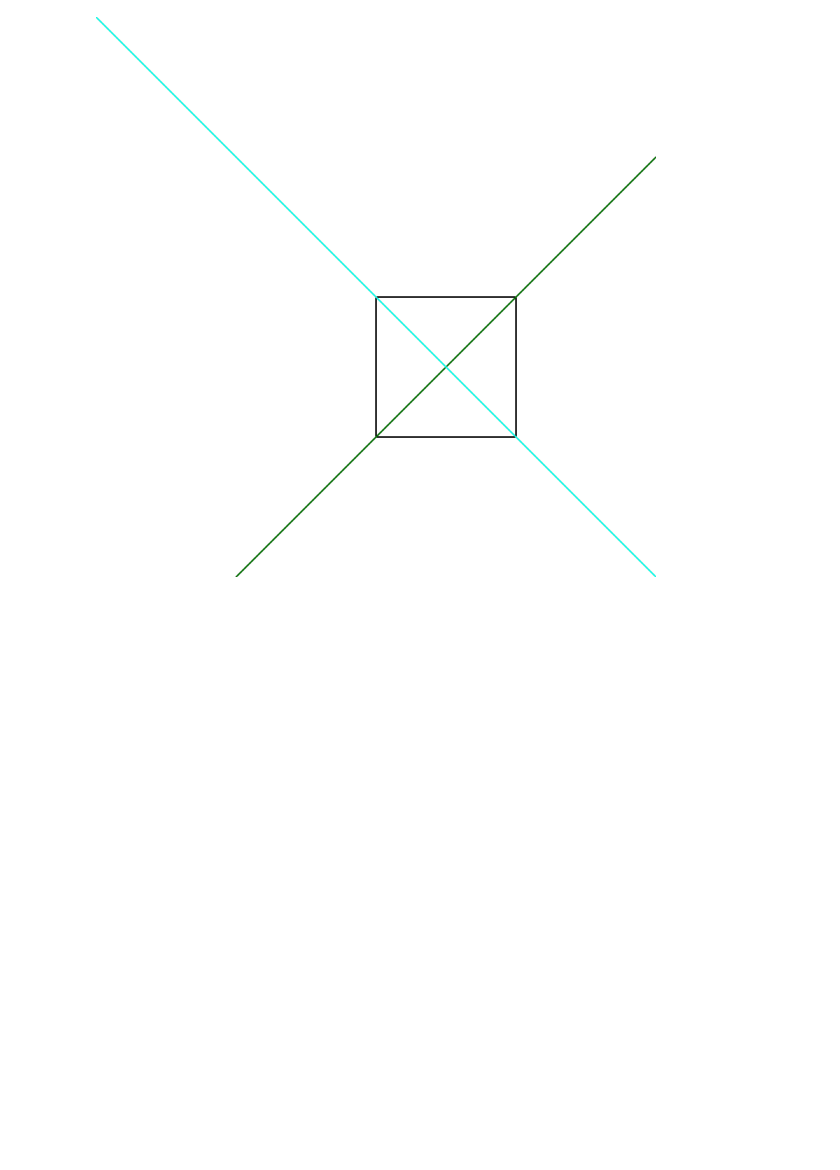
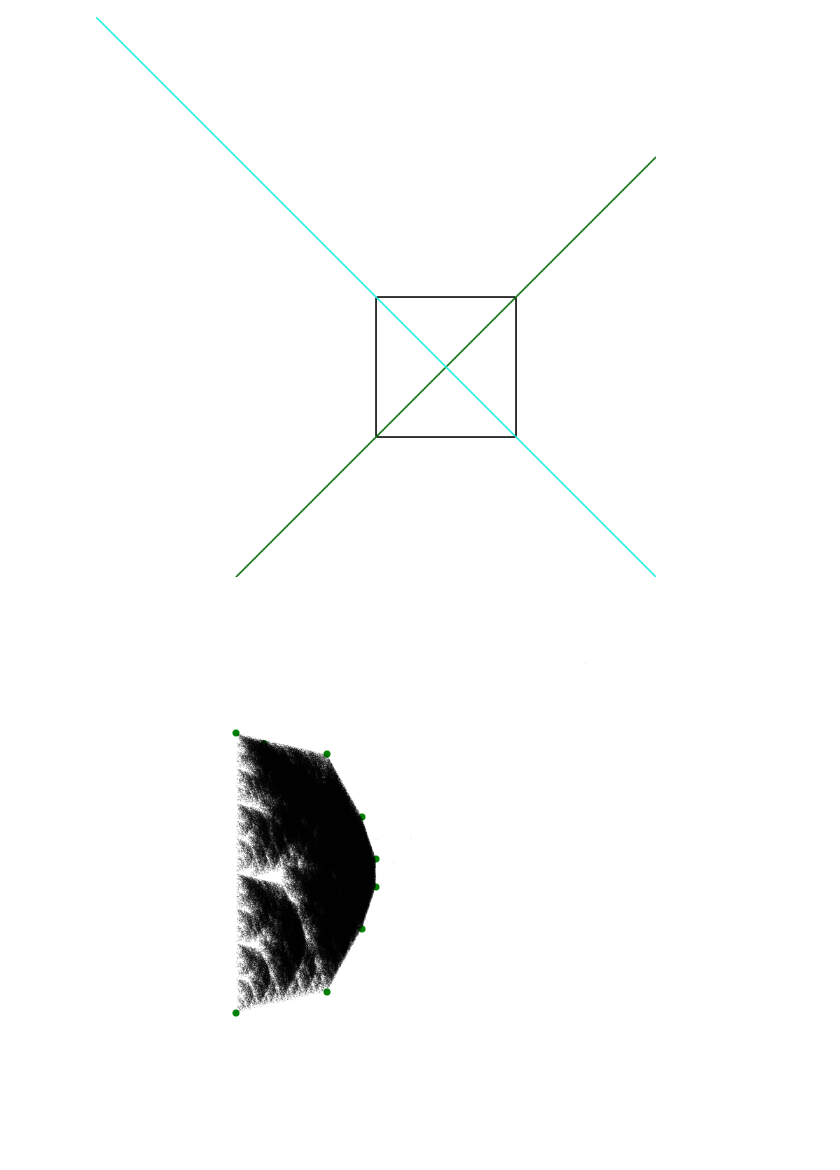
Before and after one commit to dietercastel/LuxorT, a Jupyter notebook: Luxorfun.ipynb, the cells around one changed output. Drawn from its saved outputs; the diff is of its cells as text; code cells hidden in the pictures; blank space fills up the shorter version.

```diff
--- a/Luxorfun.ipynb
+++ b/Luxorfun.ipynb
@@ -240,3 +240,7 @@ finish()
 preview()
 # %% [output]
 [figure]
+# %%
+include("2DD.jl")
+# %% [output]
+[figure, added]
```
Also changed, not shown: 1 other file.
